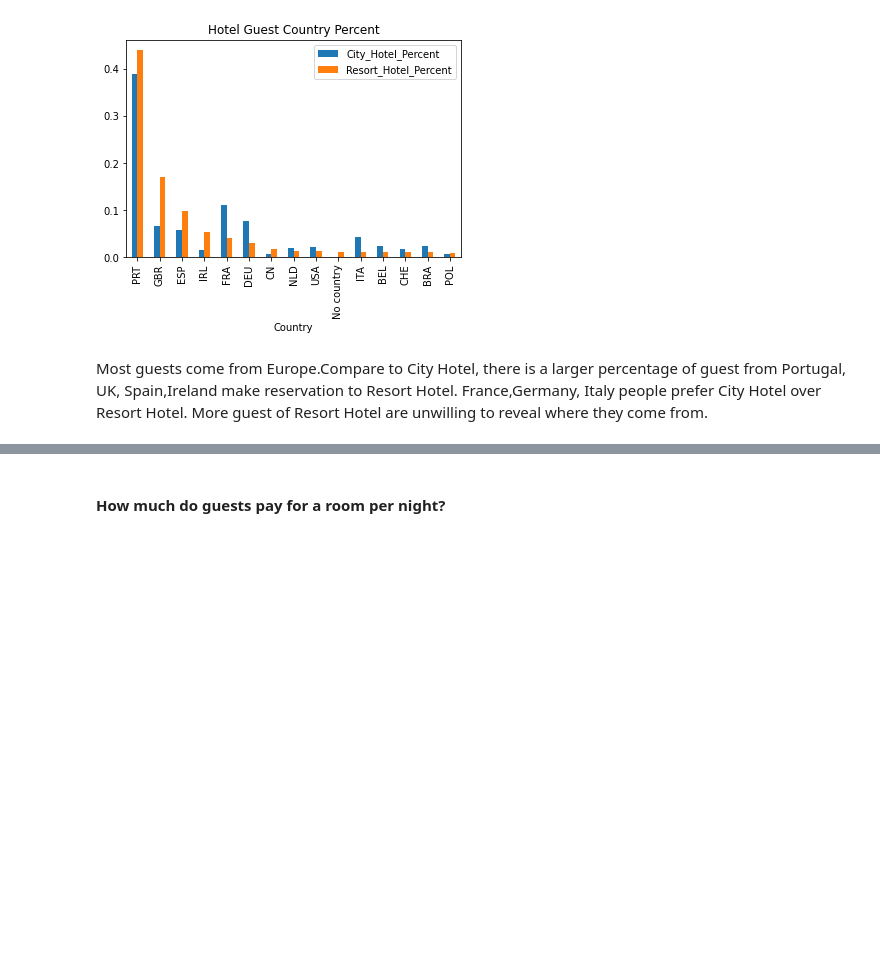
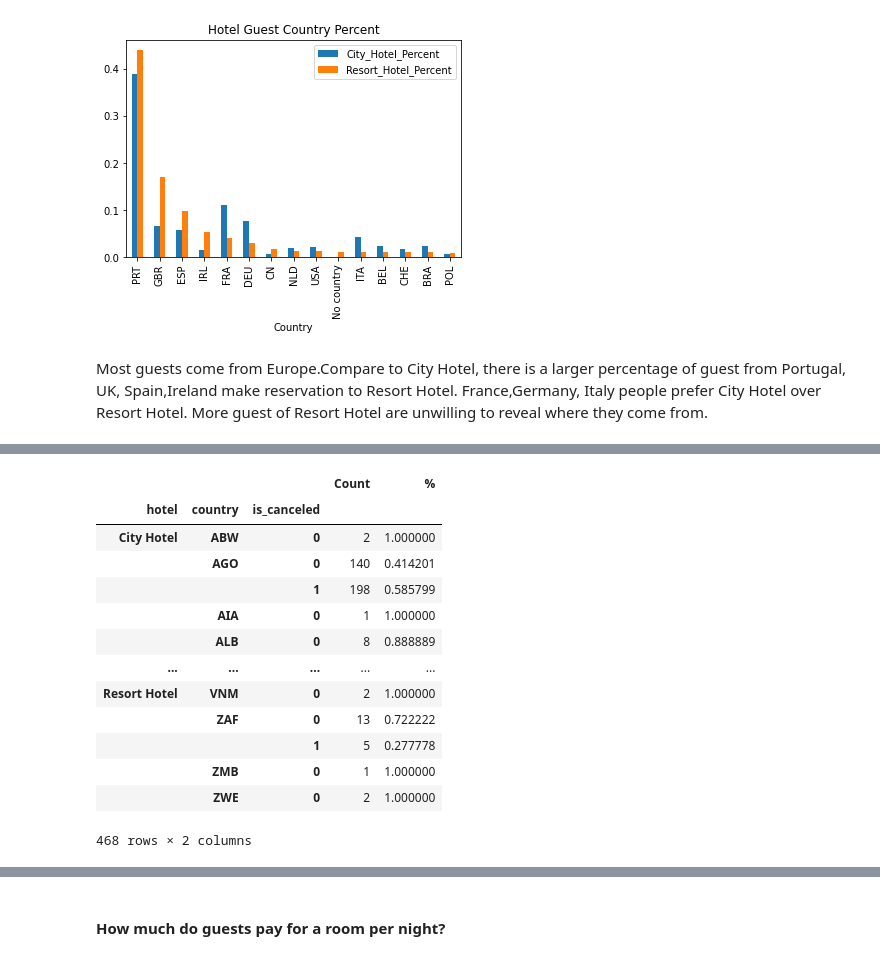
Before and after one commit to jkujuum/Hotel_Cancellation, a Jupyter notebook: Exploratory Data Analysis.ipynb, the cells around one changed output, grey strips where cells are left out. Cells and saved outputs as stored; diff of their text form; code cells hidden in the pictures; blank space fills up the shorter version.

```diff
--- a/Exploratory Data Analysis.ipynb
+++ b/Exploratory Data Analysis.ipynb
@@ -250,0 +317,20 @@ Most guests come from Europe.Compare to City Hotel, there is a larger percentage
+# %%
+country_cancel["%"] = country_cancel.groupby(level=[0,1]).apply(
+     lambda x:  x / x.sum()
+)
+country_cancel
+# %% [output]
+|  |  |  | Count | % |
+| hotel | country | is_canceled |  |  |
+| City Hotel | ABW | 0 | 2 | 1.000000 |
+|  | AGO | 0 | 140 | 0.414201 |
+|  |  | 1 | 198 | 0.585799 |
+|  | AIA | 0 | 1 | 1.000000 |
+|  | ALB | 0 | 8 | 0.888889 |
+| ... | ... | ... | ... | ... |
+| Resort Hotel | VNM | 0 | 2 | 1.000000 |
+|  | ZAF | 0 | 13 | 0.722222 |
+|  |  | 1 | 5 | 0.277778 |
+|  | ZMB | 0 | 1 | 1.000000 |
+|  | ZWE | 0 | 2 | 1.000000 |
+468 rows × 2 columns
```
Also changed, not shown: parts of 29 cells of this notebook.
